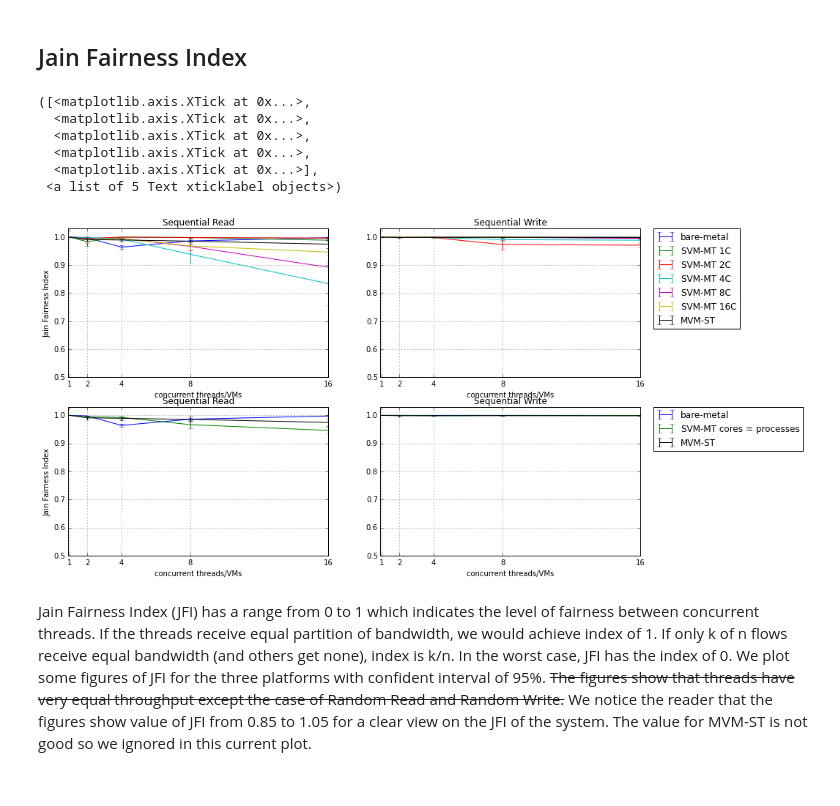
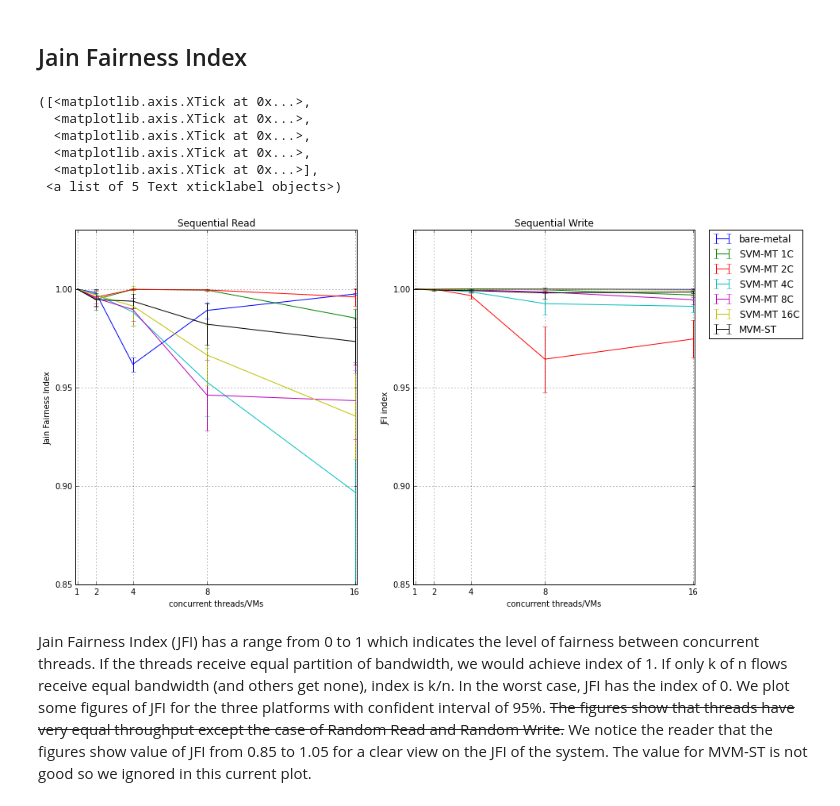
Before and after one commit to hasonhai/io_measurements, a Jupyter notebook: notebook/DA16procs_bf12.ipynb, the cells around one changed output. Drawn from its saved outputs; the diff is of its cells as text; code cells hidden in the pictures.

```diff
--- a/notebook/DA16procs_bf12.ipynb
+++ b/notebook/DA16procs_bf12.ipynb
@@ -54,7 +52,7 @@ import scipy.stats as td
 # %% [markdown]
 Reading input to pandas
 # %%
-dtresult = pd.read_csv('data/bw16p4gbf12nocache.csv', delimiter=' ', header=None)
+dtresult = pd.read_csv('data/bw16p4gbf12cache.csv', delimiter=' ', header=None)
 dtdata = dtresult[range(1,17)]
 dtindex = dtresult[0]
 dtdata.index = dtindex.str.replace('T[0-2][0-9]', '',case=False)
@@ -406,7 +355,7 @@ cijfiswsvm = [cijfiswsvm1c[0], cijfiswsvm2c[1], cijfiswsvm4c[2], cijfiswsvm8c[3]
 pylab.rcParams['figure.figsize'] = 14, 8  # change default size of figures
 x_axis = [1,2,4,8,16]
 
-plt.subplot(221)
+plt.subplot(121)
 plt.errorbar(x_axis, jfisrbf, cijfisrbf, label = 'bare-metal')
 plt.errorbar(x_axis, jfisrsvm1c, cijfisrsvm1c, label = 'SVM-MT 1C')
 plt.errorbar(x_axis, jfisrsvm2c, cijfisrsvm2c, label = 'SVM-MT 2C')
@@ -414,61 +363,38 @@ plt.errorbar(x_axis, jfisrsvm4c, cijfisrsvm4c, label = 'SVM-MT 4C')
 plt.errorbar(x_axis, jfisrsvm8c, cijfisrsvm8c, label = 'SVM-MT 8C')
 plt.errorbar(x_axis, jfisrsvm16c, cijfisrsvm16c, label = 'SVM-MT 16C')
 plt.errorbar(x_axis, jfisrmvm, cijfisrmvm, label = 'MVM-ST')
-plt.axis([0.9, 4.1, 0.5, 1.03])
+plt.axis([0.9, 16.1, 0.85, 1.03])
 plt.grid(True)
 plt.title('Sequential Read')
 plt.xlabel('concurrent threads/VMs')
 plt.ylabel('Jain Fairness Index')
 plt.xticks(x_axis)
 
-plt.subplot(222)
+plt.subplot(122)
 plt.errorbar(x_axis, jfiswbf, cijfiswbf, label = 'bare-metal')
 plt.errorbar(x_axis, jfiswsvm1c, cijfiswsvm1c, label = 'SVM-MT 1C')
 plt.errorbar(x_axis, jfiswsvm2c, cijfiswsvm2c, label = 'SVM-MT 2C')
 plt.errorbar(x_axis, jfiswsvm4c, cijfiswsvm4c, label = 'SVM-MT 4C')
 plt.errorbar(x_axis, jfiswsvm8c, cijfiswsvm8c, label = 'SVM-MT 8C')
 plt.errorbar(x_axis, jfiswsvm16c, cijfiswsvm16c, label = 'SVM-MT 16C')
 plt.errorbar(x_axis, jfiswmvm, cijfiswmvm, label = 'MVM-ST')
-plt.axis([0.9, 4.1, 0.5, 1.03])
+plt.axis([0.9, 16.1, 0.85, 1.03])
 plt.grid(True)
 plt.title('Sequential Write')
 plt.xlabel('concurrent threads/VMs')
 plt.legend(bbox_to_anchor=(1.05, 1), loc=2, borderaxespad=0.)
-#plt.ylabel('JFI index')
-plt.xticks(x_axis)
-
-plt.subplot(223)
-plt.errorbar(x_axis, jfisrbf, cijfisrbf, color="blue", label = 'bare-metal')
-plt.errorbar(x_axis, jfisrsvm, cijfisrsvm, color="green", label = 'SVM-MT cores = processes')
-plt.errorbar(x_axis, jfisrmvm, cijfisrmvm, color="black", label = 'MVM-ST')
-plt.axis([0.9, 4.1, 0.5, 1.03])
-plt.grid(True)
-plt.title('Sequential Read')
-plt.xlabel('concurrent threads/VMs')
-plt.ylabel('Jain Fairness Index')
-plt.xticks(x_axis)
-
-plt.subplot(224)
-plt.errorbar(x_axis, jfiswbf, cijfiswbf, color="blue", label = 'bare-metal')
-plt.errorbar(x_axis, jfiswsvm, cijfiswsvm, color="green", label = 'SVM-MT cores = processes')
-plt.errorbar(x_axis, jfiswmvm, cijfiswmvm,color="black", label = 'MVM-ST')
-plt.axis([0.9, 4.1, 0.5, 1.03])
-plt.grid(True)
-plt.title('Sequential Write')
-plt.xlabel('concurrent threads/VMs')
-plt.legend(bbox_to_anchor=(1.05, 1), loc=2, borderaxespad=0.)
-#plt.ylabel('JFI index')
+plt.ylabel('JFI index')
 plt.xticks(x_axis)
 
 #plt.savefig('jfi16procs.pdf')
 # %% [output]
 ([<matplotlib.axis.XTick at 0x...>,
   <matplotlib.axis.XTick at 0x...>,
   <matplotlib.axis.XTick at 0x...>,
   <matplotlib.axis.XTick at 0x...>,
   <matplotlib.axis.XTick at 0x...>],
  <a list of 5 Text xticklabel objects>)
-[figure, old version]
+[figure, new version]
 # %% [markdown]
 Jain Fairness Index (JFI) has a range from 0 to 1 which indicates the level of fairness between concurrent threads. If the threads receive equal partition of bandwidth, we would achieve index of 1. If only k of n flows receive equal bandwidth (and others get none), index is k/n. In the worst case, JFI has the index of 0. We plot some figures of JFI for the three platforms with confident interval of 95%. <del>The figures show that threads have very equal throughput except the case of Random Read and Random Write.</del> We notice the reader that the figures show value of JFI from 0.85 to 1.05 for a clear view on the JFI of the system. The value for MVM-ST is not good so we ignored in this current plot.
 # %% [markdown]
```
Also changed, not shown: parts of 11 cells of this notebook, 4 other files.
